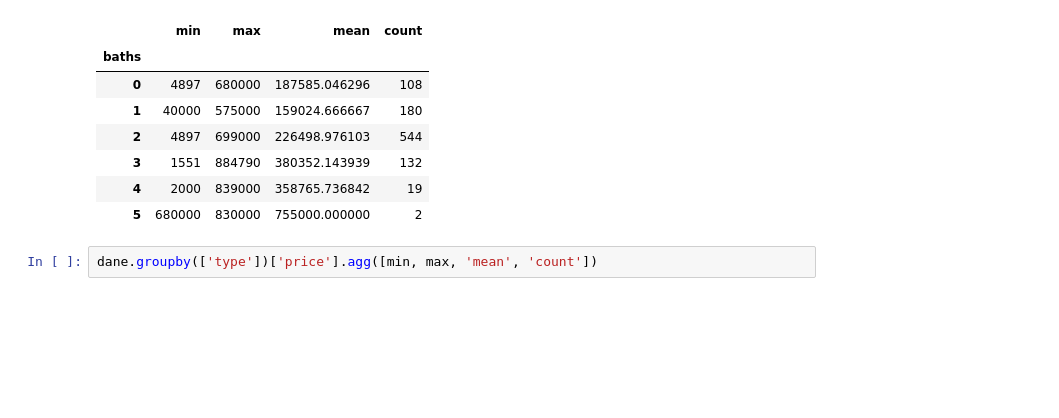
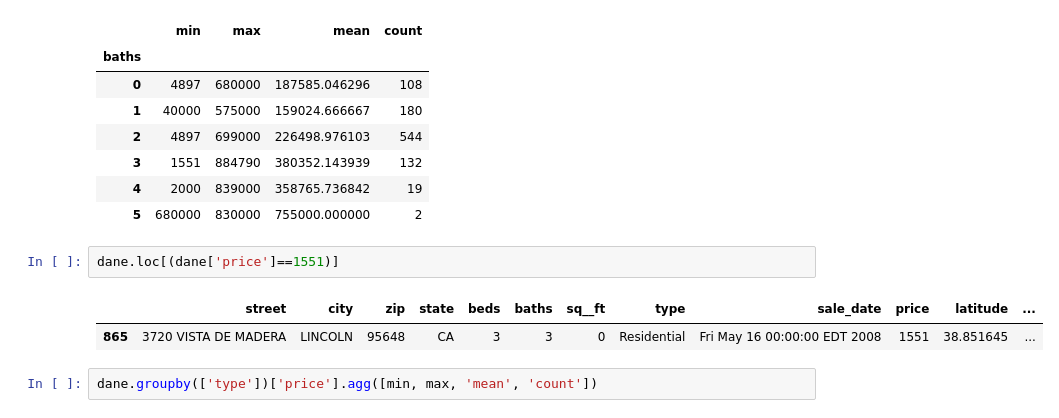
Before and after one commit to olga-zieba/Analiza-cen-mieszkan, a Jupyter notebook: analiza_cen_mieszkan.ipynb, the cells around one changed output. Drawn from its saved outputs; the diff is of its cells as text; blank space fills up the shorter version.

```diff
--- a/analiza_cen_mieszkan.ipynb
+++ b/analiza_cen_mieszkan.ipynb
@@ -247,6 +247,11 @@ dane.groupby(['baths'])['price'].agg([min, max, 'mean', 'count'])
 | 3 | 1551 | 884790 | 380352.143939 | 132 |
 | 4 | 2000 | 839000 | 358765.736842 | 19 |
 | 5 | 680000 | 830000 | 755000.000000 | 2 |
+# %%
+dane.loc[(dane['price']==1551)]
+# %% [output]
+|  | street | city | zip | state | beds | baths | sq__ft | type | sale_date | price | latitude | ... |
+| 865 | 3720 VISTA DE MADERA | LINCOLN | 95648 | CA | 3 | 3 | 0 | Residential | Fri May 16 00:00:00 EDT 2008 | 1551 | 38.851645 | ... |
 # %%
 dane.groupby(['type'])['price'].agg([min, max, 'mean', 'count'])
 # %% [output]
```
Also changed, not shown: parts of 62 cells of this notebook.
